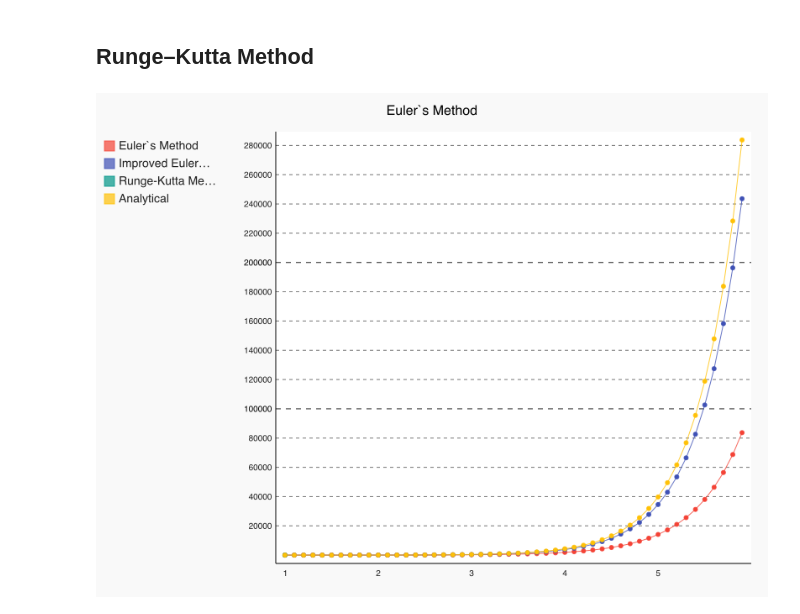
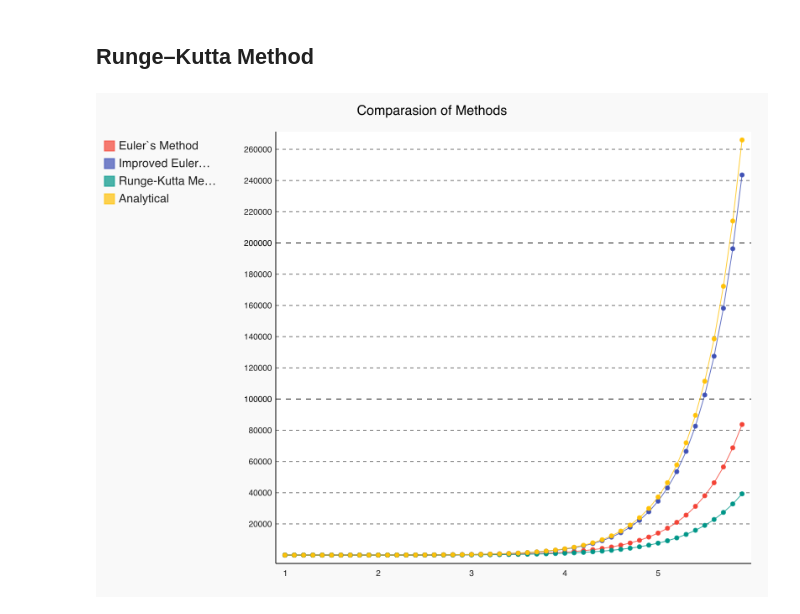
Before and after one commit to SpeciesDecipit/DE-Assigments, a Jupyter notebook: Assigment I/notebook/Computations.ipynb, the cells around one changed output. Cells and saved outputs as stored; diff of their text form; code cells hidden in the pictures.

Commit message:
= Update RK-methods and plotting + Vairiations of IVP

```diff
--- a/Assigment I/notebook/Computations.ipynb
+++ b/Assigment I/notebook/Computations.ipynb
@@ -3,8 +3,9 @@ import numpy
 import pygal
 import math
 # %%
-def y_sol(x):
-    return x/2 + (8/3)*(x*math.exp(2*x-2))
+def y_sol(x_0, y_0, x):
+    c = (y_0 - x_0/2) / (x_0*math.exp(2*x_0))
+    return x/2 + c*x*math.exp(2*x)
 
 def f(x, y):
     return -x + (y*(2*x+1)) / x
@@ -42,15 +43,16 @@ while xs_rk[-1] < x_end:
     k2 = f(xs_rk[-1] + h/2, ys_rk[-1] + h*k1/2)
     k3 = f(xs_rk[-1] + h/2, ys_rk[-1] + h*k2/2)
     k4 = f(xs_rk[-1] + h, ys_rk[-1] + h*k3)
+    ys_rk.append(ys_rk[-1] + (h/6)*(k1+2*k2+2*k3+k4))
     xs_rk.append(xs_rk[-1] + h)
 # %%
 offset = 50
 
 xy_chart = pygal.XY()
-xy_chart.title = 'Euler`s Method'
+xy_chart.title = 'Comparasion of Methods'
 xy_chart.add('Euler`s Method', [(x, y) for x, y in zip(xs_e, ys_e)][:offset])
 xy_chart.add('Improved Euler`s Method', [(x, y) for x, y in zip(xs_ie, ys_ie)][:offset])
 xy_chart.add('Runge-Kutta Method', [(x, y) for x, y in zip(xs_rk, ys_rk)][:offset])
-xy_chart.add('Analytical', [(x, y_sol(x)) for x in xs_e][:offset])
+xy_chart.add('Analytical', [(x, y_sol(x_0, y_0, x)) for x in xs_e][:offset])
 # %% [output]
-[figure, old version]
+[figure, new version]
```
